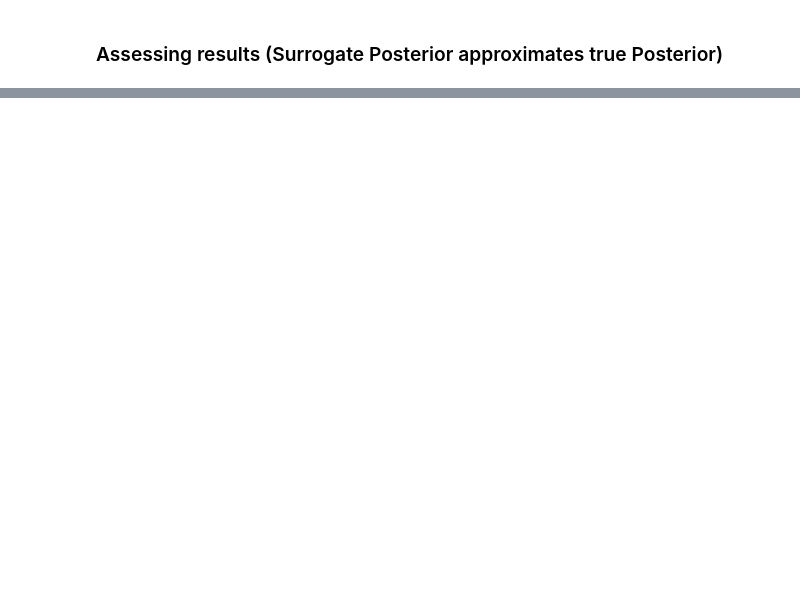
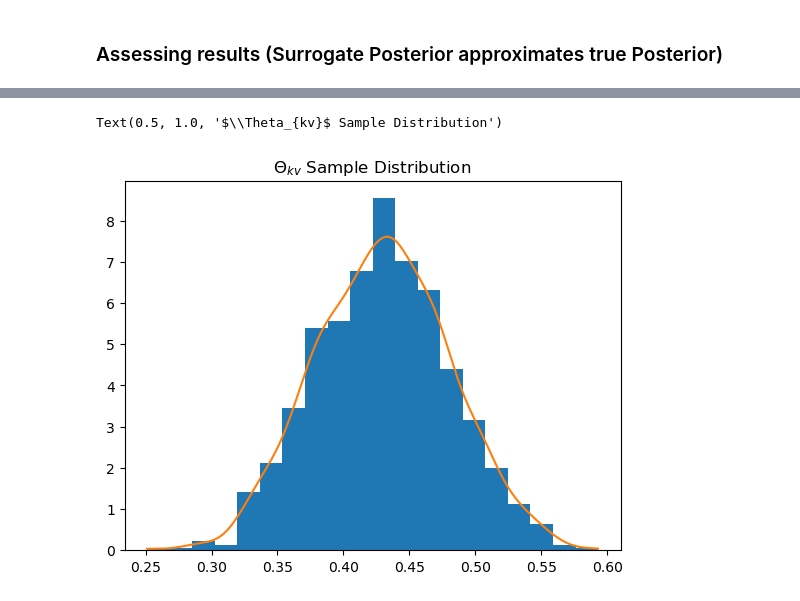
Before and after one commit to JannisZeller/topicflow, a Jupyter notebook: tfp_variational_inference.ipynb, the cells around one changed output, grey strips where cells are left out. Cells and saved outputs as stored; diff of their text form; code cells hidden in the pictures; blank space fills up the shorter version.

```diff
--- a/tfp_variational_inference.ipynb
+++ b/tfp_variational_inference.ipynb
@@ -253,0 +295,14 @@ _ = tp_utils.visualize_topics(tf.reduce_mean(sample['Theta'], axis=0), N_row=2,
+# %%
+from scipy.stats import gaussian_kde, norm
+
+theta_kv_sample = Thetas_sample[:, 0, 2].numpy()
+density = gaussian_kde(theta_kv_sample)
+xx = np.linspace(min(theta_kv_sample), max(theta_kv_sample), 200)
+
+fig, ax = plt.subplots()
+ax.hist(theta_kv_sample, bins=20, density=True, label="Histogram of sample")
+ax.plot(xx, density(xx), label="KDE of sample")
+ax.set_title("$\Theta_{kv}$ Sample Distribution")
+# %% [output]
+Text(0.5, 1.0, '$\\Theta_{kv}$ Sample Distribution')
+[figure, added]
```
Also changed, not shown: parts of 11 cells of this notebook, 1 other file.
